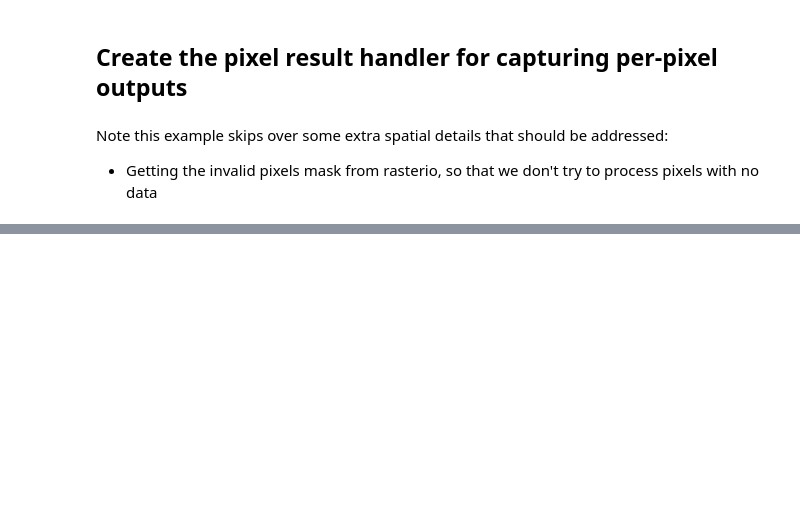
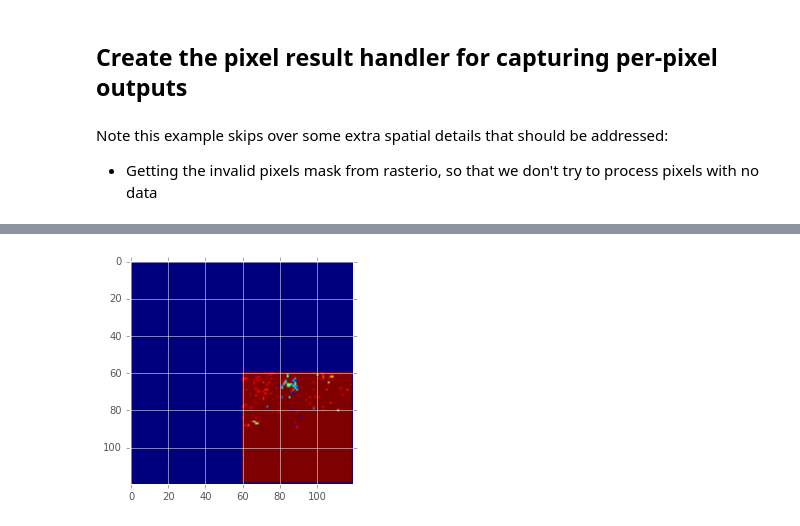
Before and after one commit to obarrilero/sambuca, a Jupyter notebook: reference/notebooks/New Sambuca.ipynb, the cells around one changed output, grey strips where cells are left out. Cells and saved outputs as stored; diff of their text form; code cells hidden in the pictures; blank space fills up the shorter version.

```diff
--- a/reference/notebooks/New Sambuca.ipynb
+++ b/reference/notebooks/New Sambuca.ipynb
@@ -356,0 +452,4 @@ for x in range(xstart, xend):
+# %%
+plt.imshow(result_recorder.nap);
+# %% [output]
+[figure, added]
```
Also changed, not shown: parts of 34 cells of this notebook.
